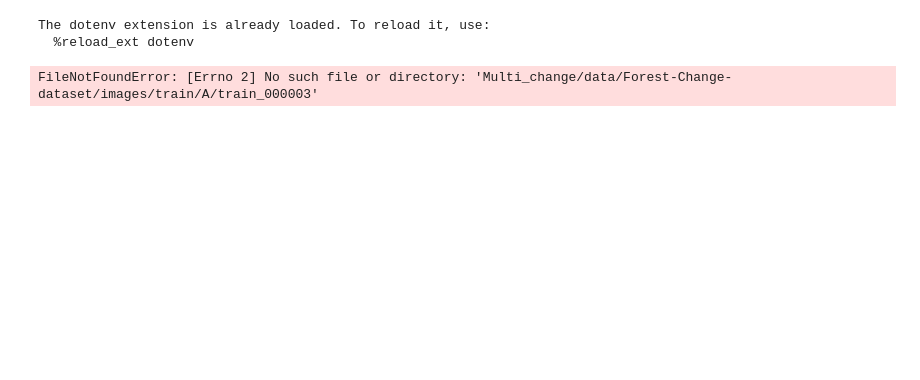
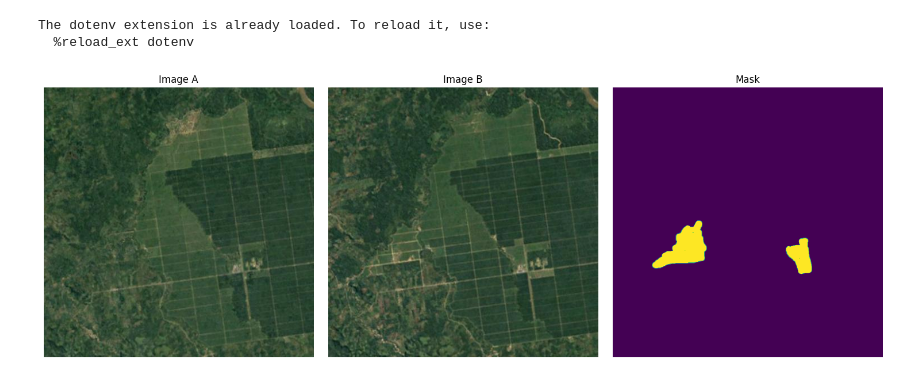
Before and after one commit to JamesBrockUoB/ForestChat, a Jupyter notebook: generate_change_captions.ipynb, the cells around one changed output. Drawn from its saved outputs; the diff is of its cells as text; code cells hidden in the pictures; blank space fills up the shorter version.

```diff
--- a/generate_change_captions.ipynb
+++ b/generate_change_captions.ipynb
@@ -51,6 +51,26 @@ def visualise_images_and_mask(split, file_num):
     plt.tight_layout()
     plt.show()
 
-visualise_images_and_mask("train", 3)
+def visualise_images(split, file_num):
+    file_id = f"{file_num + 0:06d}"
+    imgA = Image.open(os.path.join(BASE_DIR, EXAMPLES_FOLDER, split, 'A', f'{split}_{file_id}.png'))
+    imgB = Image.open(os.path.join(BASE_DIR, EXAMPLES_FOLDER, split, 'B', f'{split}_{file_id}.png'))
+
+    plt.figure(figsize=(10,5))
+
+    plt.subplot(1,2,1)
+    plt.imshow(imgA)
+    plt.title("Image A")
+    plt.axis("off")
+
+    plt.subplot(1,2,2)
+    plt.imshow(imgB)
+    plt.title("Image B")
+    plt.axis("off")
+
+    plt.tight_layout()
+    plt.show()
-# %% [output]
-FileNotFoundError: [Errno 2] No such file or directory: 'Multi_change/data/Forest-Change-dataset/images/train/A/train_000003'
+# %%
+visualise_images_and_mask("train", 200)
+# %% [output]
+[figure, added]
```
Also changed, not shown: parts of 2 cells of this notebook, 2 other files.
